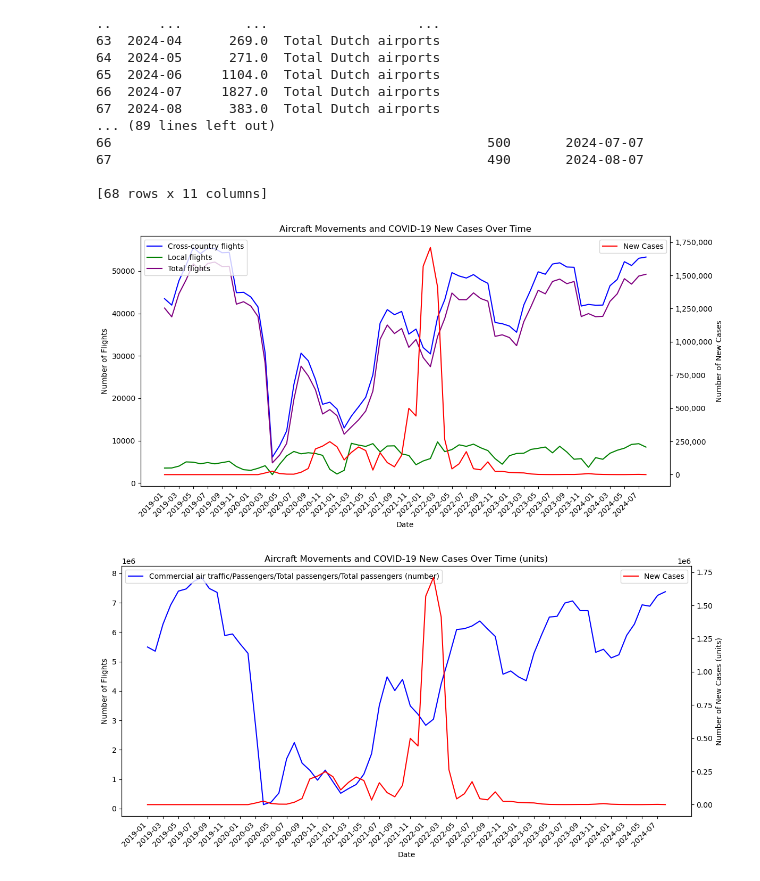
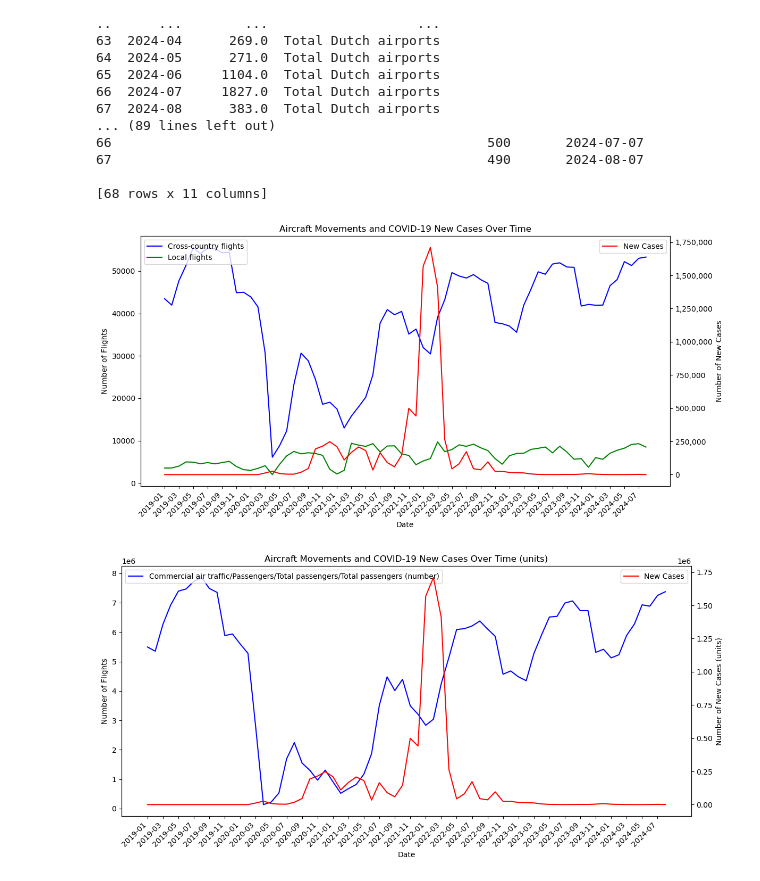
Before and after one commit to mengzi667/TIL6022-group-project, a Jupyter notebook: project/code and data/data_covid.ipynb, the cells around one changed output. Drawn from its saved outputs; the diff is of its cells as text; code cells hidden in the pictures.

```diff
--- a/project/code and data/data_covid.ipynb
+++ b/project/code and data/data_covid.ipynb
@@ -112,36 +112,35 @@ fig, ax1 = plt.subplots(figsize=(12, 6))
 # Plot the first three columns as line charts on the first y-axis
 ax1.plot(merged_df['month'], merged_df['Aircraft movements/Cross-country flights (number)'], label='Cross-country flights', color='blue')
 ax1.plot(merged_df['month'], merged_df['Aircraft movements/Local flights (number)'], label='Local flights', color='green')
-ax1.plot(merged_df['month'], merged_df['Commercial air traffic/Flights/All flights/Total flights (number)'], label='Total flights', color='purple')
 
 # Set the labels and title for the first y-axis
 ax1.set_xlabel('Date')
 ax1.set_ylabel('Number of Flights')
 ax1.set_title('Aircraft Movements and COVID-19 New Cases Over Time')
 ax1.legend(loc='upper left')
 
 # Rotate x-axis labels for better readability
 ax1.set_xticks(ax1.get_xticks()[::2])  # Show every second label
 ax1.set_xticklabels(merged_df['month'][::2], rotation=45, ha='right')
 
 # Create a second y-axis for the new cases
 ax2 = ax1.twinx()
 ax2.plot(merged_df['month'], merged_df['new_cases'], label='New Cases', color='red')
 
 # Set the label for the second y-axis with unit
 ax2.set_ylabel('Number of New Cases')
 ax2.legend(loc='upper right')
 
 # Format the second y-axis to remove scientific notation
 ax2.yaxis.set_major_formatter(ticker.FuncFormatter(lambda x, pos: f'{int(x):,}'))
 
 # Adjust layout to prevent clipping of tick-labels
 fig.tight_layout()
 
 # Show the plot
 plt.show()
 # %% [output]
-[figure, old version]
+[figure, new version]
 # %%
 import matplotlib.pyplot as plt
 
```
Also changed, not shown: parts of 2 cells of this notebook, 1 other file.
